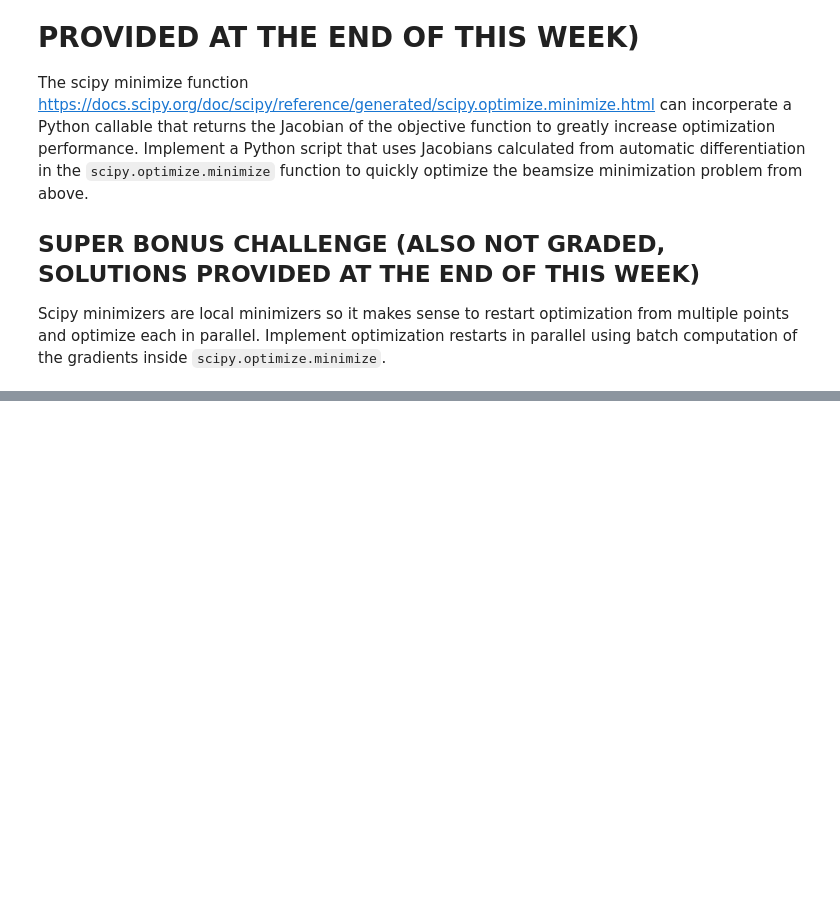
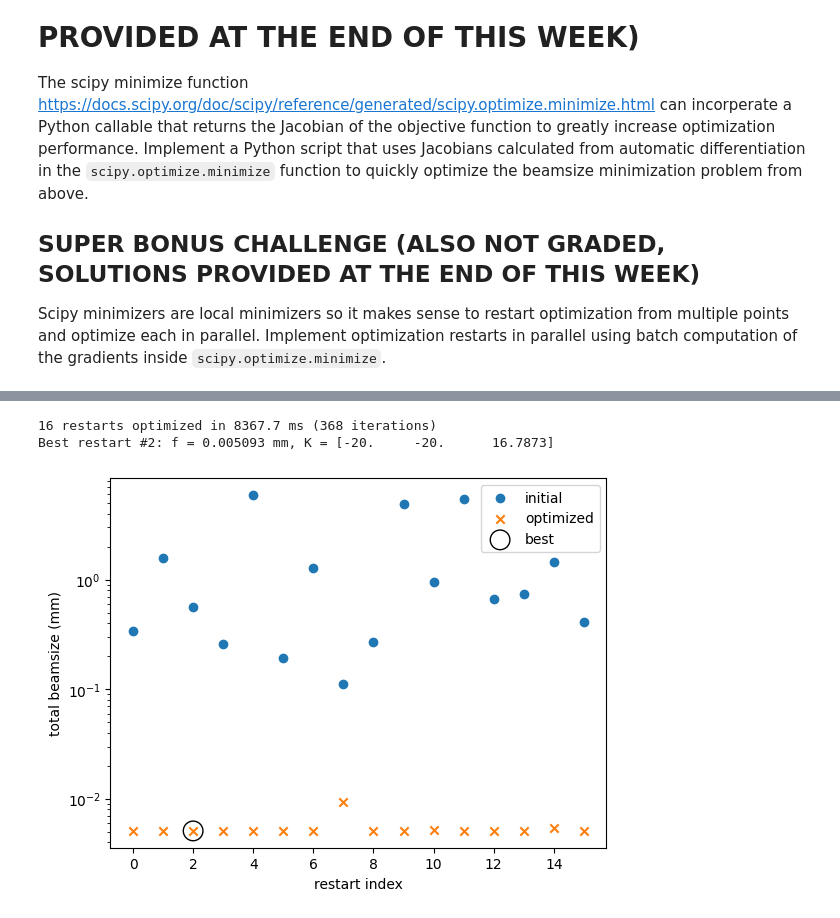
Before and after one commit to TonyGrif/uspas_optimization_and_ml, a Jupyter notebook: labs/lab_01_local_optimization/lab_01.ipynb, the cells around one changed output, grey strips where cells are left out. Cells and saved outputs as stored; diff of their text form; code cells hidden in the pictures; blank space fills up the shorter version.

Commit message:
finalize lab 1 extra problems

```diff
--- a/labs/lab_01_local_optimization/lab_01.ipynb
+++ b/labs/lab_01_local_optimization/lab_01.ipynb
@@ -895,0 +933,47 @@ Scipy minimizers are local minimizers so it makes sense to restart optimization
+# %%
+n_restarts = 16
+k_bound = 20.0
+
+torch.manual_seed(0)
+K0_batch = (torch.rand(n_restarts, 3) * 2 - 1) * k_bound
+
+
+def batched_objective_and_jac(k_flat):
+    """Flattened (n_restarts * 3,) numpy vector -> (sum of beamsizes, flattened gradient)"""
+    K = torch.tensor(k_flat.reshape(n_restarts, 3), dtype=torch.float32, requires_grad=True)
+    sizes = beamsize_autograd(K)  # shape (n_restarts,)
+    sizes.sum().backward()
+    return sizes.sum().item(), K.grad.numpy().astype(np.float64).ravel()
+
+
+start = time.perf_counter()
+res_batch = minimize(
+    batched_objective_and_jac,
+    K0_batch.numpy().astype(np.float64).ravel(),
+    jac=True,
+    method="L-BFGS-B",
+    bounds=[(-k_bound, k_bound)] * (3 * n_restarts),
+)
+t_batch = time.perf_counter() - start
+
+K_final = res_batch.x.reshape(n_restarts, 3)
+with torch.no_grad():
+    final_sizes = beamsize_autograd(torch.tensor(K_final, dtype=torch.float32)).numpy()
+    initial_sizes = beamsize_autograd(K0_batch).numpy()
+
+best = np.argmin(final_sizes)
+print(f"{n_restarts} restarts optimized in {t_batch * 1e3:.1f} ms ({res_batch.nit} iterations)")
+print(f"Best restart #{best}: f = {final_sizes[best]:.6f} mm, K = {np.round(K_final[best], 4)}")
+
+fig, ax = plt.subplots()
+ax.scatter(np.arange(n_restarts), initial_sizes, label="initial", marker="o")
+ax.scatter(np.arange(n_restarts), final_sizes, label="optimized", marker="x")
+ax.scatter([best], [final_sizes[best]], s=200, facecolors="none", edgecolors="k", label="best")
+ax.set_yscale("log")
+ax.set_xlabel("restart index")
+ax.set_ylabel("total beamsize (mm)")
+ax.legend();
+# %% [output]
+16 restarts optimized in 8367.7 ms (368 iterations)
+Best restart #2: f = 0.005093 mm, K = [-20.     -20.      16.7873]
+[figure, added]
```
Also changed, not shown: parts of 14 cells of this notebook.
